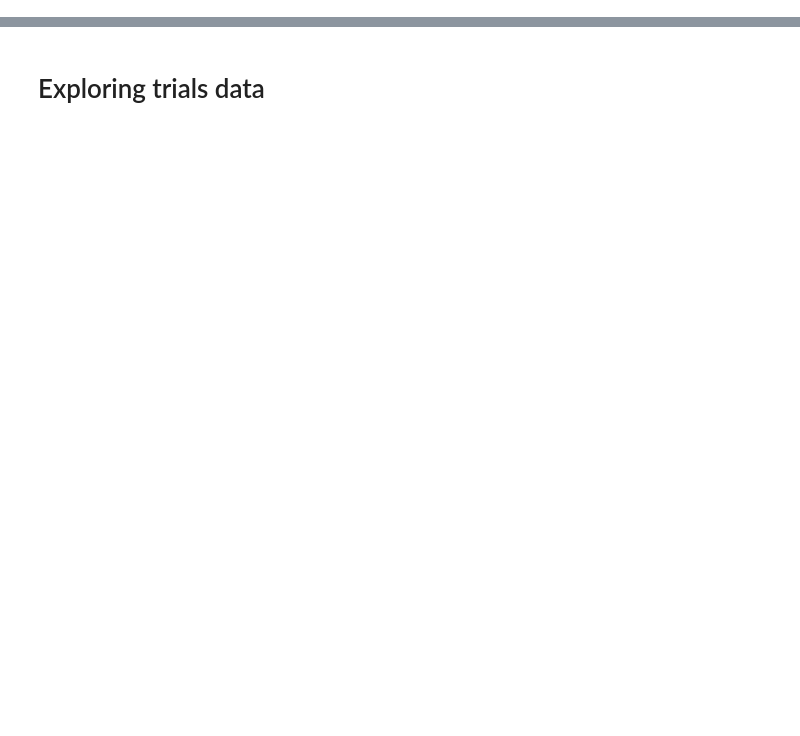
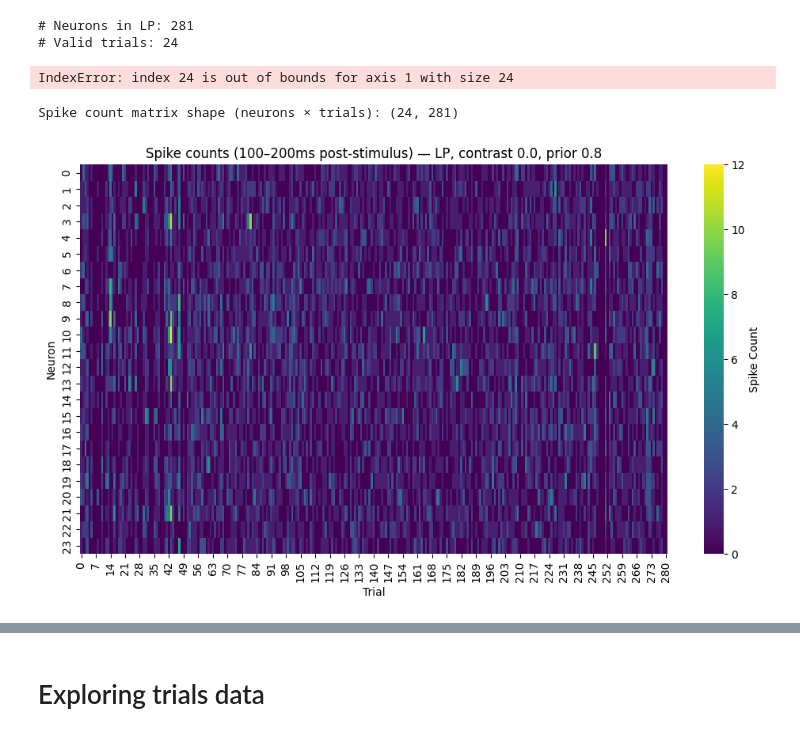
Before and after one commit to shutianxue03/MCN2025, a Jupyter notebook: Codes/Project/IBL.ipynb, the cells around one changed output, grey strips where cells are left out. Saved outputs shown, nothing was run; the diff lists cells and outputs as text; code cells hidden in the pictures; blank space fills up the shorter version.

```diff
--- a/Codes/Project/IBL.ipynb
+++ b/Codes/Project/IBL.ipynb
@@ -31,0 +43,79 @@ Index(['goCueTrigger_times', 'stimOff_times', 'probabilityLeft',
+# %%
+# --- Filtering setup ---
+target_region = 'LP'         # Brain region of interest
+target_contrast = 0.0        # e.g. 0% contrast
+target_prior = 0.8           # Prior probability of left
+flag_good_quality = False    # Only include good quality neurons
+
+# --- Neuron selection ---
+region_mask = clusters['acronym'] == target_region
+
+# Ensure both masks are the same length (equal to n_neurons)
+n_neurons = len(clusters['acronym'])
+if flag_good_quality:
+    quality_mask = clusters['label'] == 1
+else:
+    quality_mask = np.ones(n_neurons, dtype=bool)
+
+valid_cluster_mask = region_mask & quality_mask
+valid_cluster_ids = clusters['cluster_id'][valid_cluster_mask]
+print(f"# Neurons in {target_region}: {len(valid_cluster_ids)}")
+
+# --- Trial selection ---
+trial_mask = (trials['contrastLeft'] == target_contrast) & \
+             (trials['probabilityLeft'] == target_prior)
+valid_trial_times = trials['stimOn_times'][trial_mask]
+print(f"# Valid trials: {len(valid_trial_times)}")
+
+# --- Define spike count window: 100–200 ms after stim onset ---
+time_bins = np.stack([valid_trial_times + 0.1, valid_trial_times + 0.2], axis=1)
+
+# --- Filter spikes for selected neurons ---
+is_valid_spike = np.isin(spikes.clusters, valid_cluster_ids)
+spike_times = spikes.times[is_valid_spike]
+spike_clusters = spikes.clusters[is_valid_spike]
+
+# --- Compute spike counts using brainbox ---
+from brainbox.population.decode import get_spike_counts_in_bins
+
+# Get spike counts for ALL clusters present in spike_clusters
+spike_counts, all_cluster_ids = get_spike_counts_in_bins(spike_times, spike_clusters, time_bins)
+
+# all_cluster_ids: (n_clusters,)  — tells you the order of neurons in spike_counts
+# spike_counts: (n_trials, n_clusters)
+
+# Now keep only the valid neurons
+# Find the indices of your desired neurons in the returned cluster list
+valid_idx = np.where(np.isin(all_cluster_ids, valid_cluster_ids))[0]
+
+# Filter to valid neurons and transpose: shape becomes (n_neurons, n_trials)
+spike_counts = spike_counts[:, valid_idx].T
+
+choice_values = trials['choice'][trial_mask]
+valid_choice_mask = choice_values != 0
+
+spike_counts = spike_counts[:, valid_choice_mask]
+choice_values = choice_values[valid_choice_mask]
+# %% [output]
+# Neurons in LP: 281
+# Valid trials: 24
+IndexError: index 24 is out of bounds for axis 1 with size 24
+# %%
+# --- Compute spike counts (shape: trials × neurons) ---
+# spike_counts = get_spike_counts_in_bins(spike_times, spike_clusters, time_bins)
+spike_counts, spike_cluster_ids = get_spike_counts_in_bins(spike_times, spike_clusters, time_bins)
+spike_counts = spike_counts.T  # transpose to neurons × trials
+
+print("Spike count matrix shape (neurons × trials):", spike_counts.shape)
+
+# --- Visualize ---
+plt.figure(figsize=(10, 6))
+sns.heatmap(spike_counts, cmap='viridis', cbar_kws={'label': 'Spike Count'})
+plt.xlabel("Trial")
+plt.ylabel("Neuron")
+plt.title(f"Spike counts (100–200ms post-stimulus) — {target_region}, contrast {target_contrast}, prior {target_prior}")
+plt.tight_layout()
+plt.show()
+# %% [output]
+Spike count matrix shape (neurons × trials): (24, 281)
+[figure, added]
```
Also changed, not shown: parts of 25 cells of this notebook, 5 other files.
